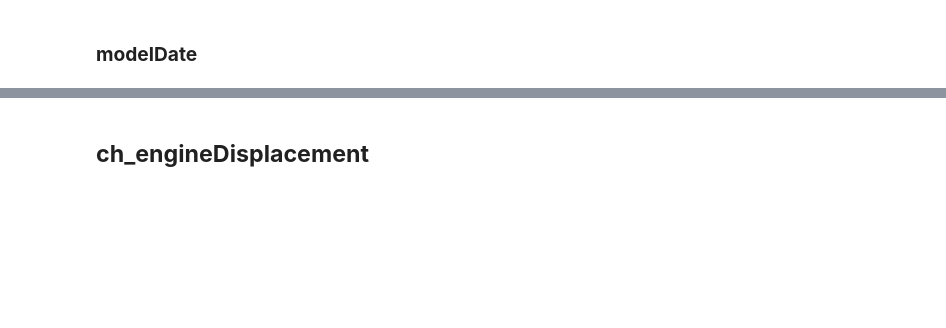
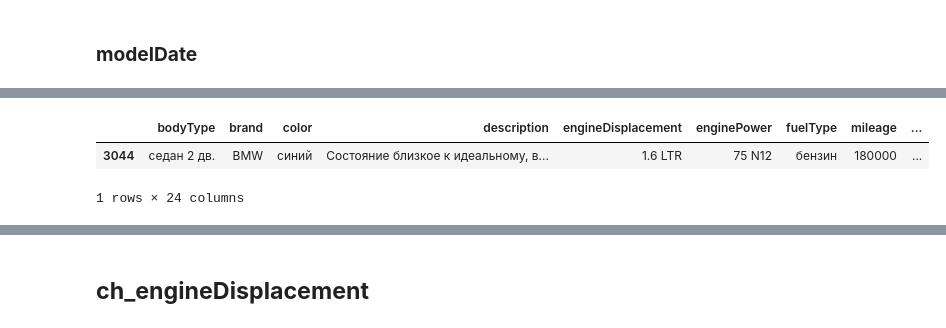
Before and after one commit to ostrebko/car_price, a Jupyter notebook: notebooks/01_Data_EDA.ipynb, the cells around one changed output, grey strips where cells are left out. Saved outputs shown, nothing was run; the diff lists cells and outputs as text; code cells hidden in the pictures; blank space fills up the shorter version.

```diff
--- a/notebooks/01_Data_EDA.ipynb
+++ b/notebooks/01_Data_EDA.ipynb
@@ -374,6 +371,6 @@ df_train[df_train['mileage']==df_train['mileage'].max()]
 High mileage in cars is not uncommon, so we will not exclude outliers based on the data above. However, there is a clear outlier in the area of maximum values: for a 2008 car, a mileage of 999999 km is indicated. Which is quite a lot. When reading the 'description' it is indicated: "Original mileage 98500 km", which is suspiciously small, but clearly not 999999 km. From here, you can either delete this value or correct it to 98500 or 99999. Let's try the second one (99999), since it is close to 98500 and could have specified an extra digit when filling in the data.
 # %%
 # changing the outlier value to 99999
-df_train.loc[df_train['mileage']==df_train['mileage'].max(), 'mileage'] = 99999
+df_train.loc[df_train[col]==df_train[col].max(), col] = 99999
 # %%
 ## statistical analisys in col mileage of df_train AGAIN
@@ -571,0 +498,7 @@ numb_type_analisys(df_test[df_test['Владение']>0], col, bins_step=1)
+# %%
+# let's look at the sample with min modelDate df_train
+df_train[df_train[col]==df_train[col].min()]
+# %% [output]
+|  | bodyType | brand | color | description | engineDisplacement | enginePower | fuelType | mileage | ... |
+| 3044 | седан 2 дв. | BMW | синий | Состояние близкое к идеальному, в... | 1.6 LTR | 75 N12 | бензин | 180000 | ... |
+1 rows × 24 columns
```
Also changed, not shown: parts of 119 cells of this notebook, 1 other file.
